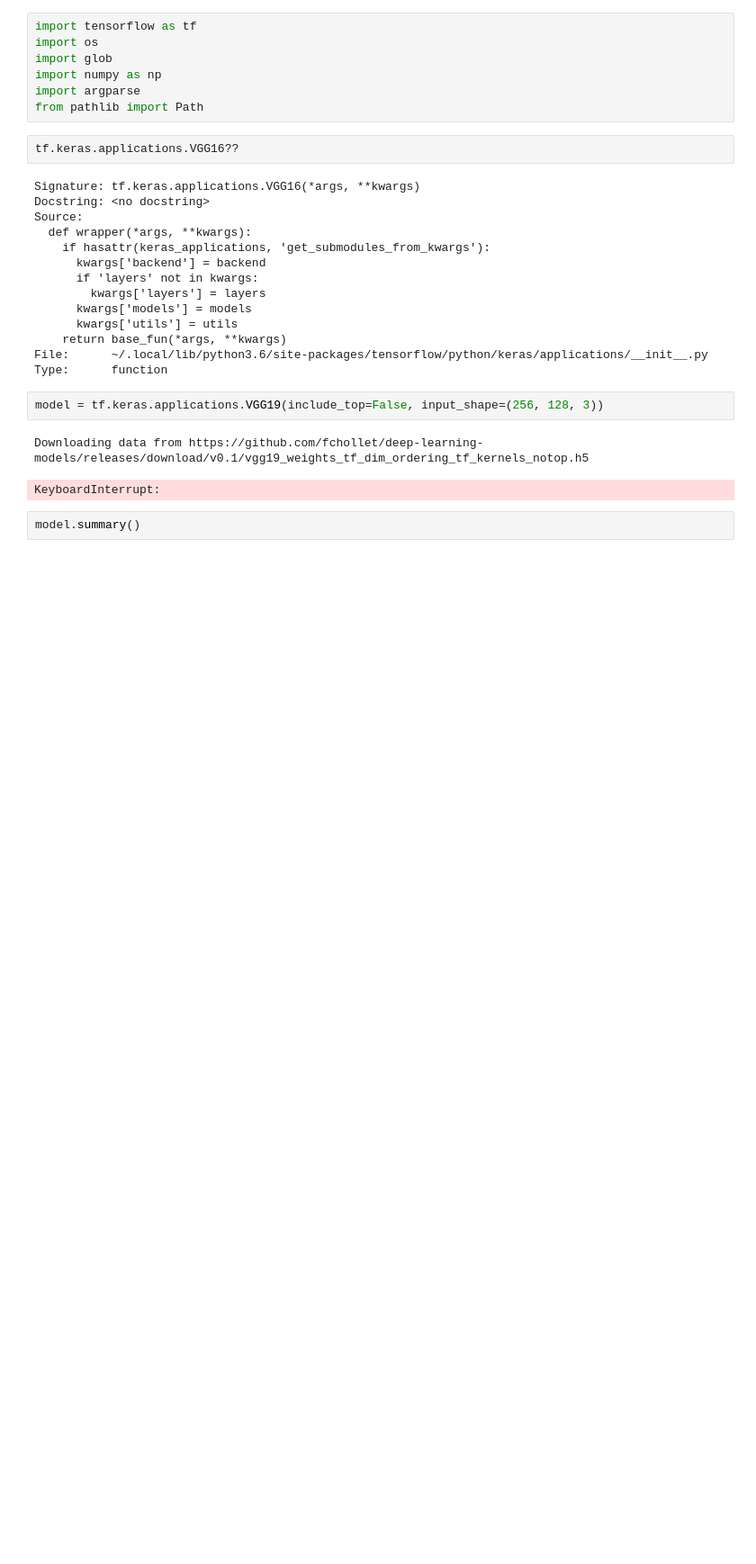
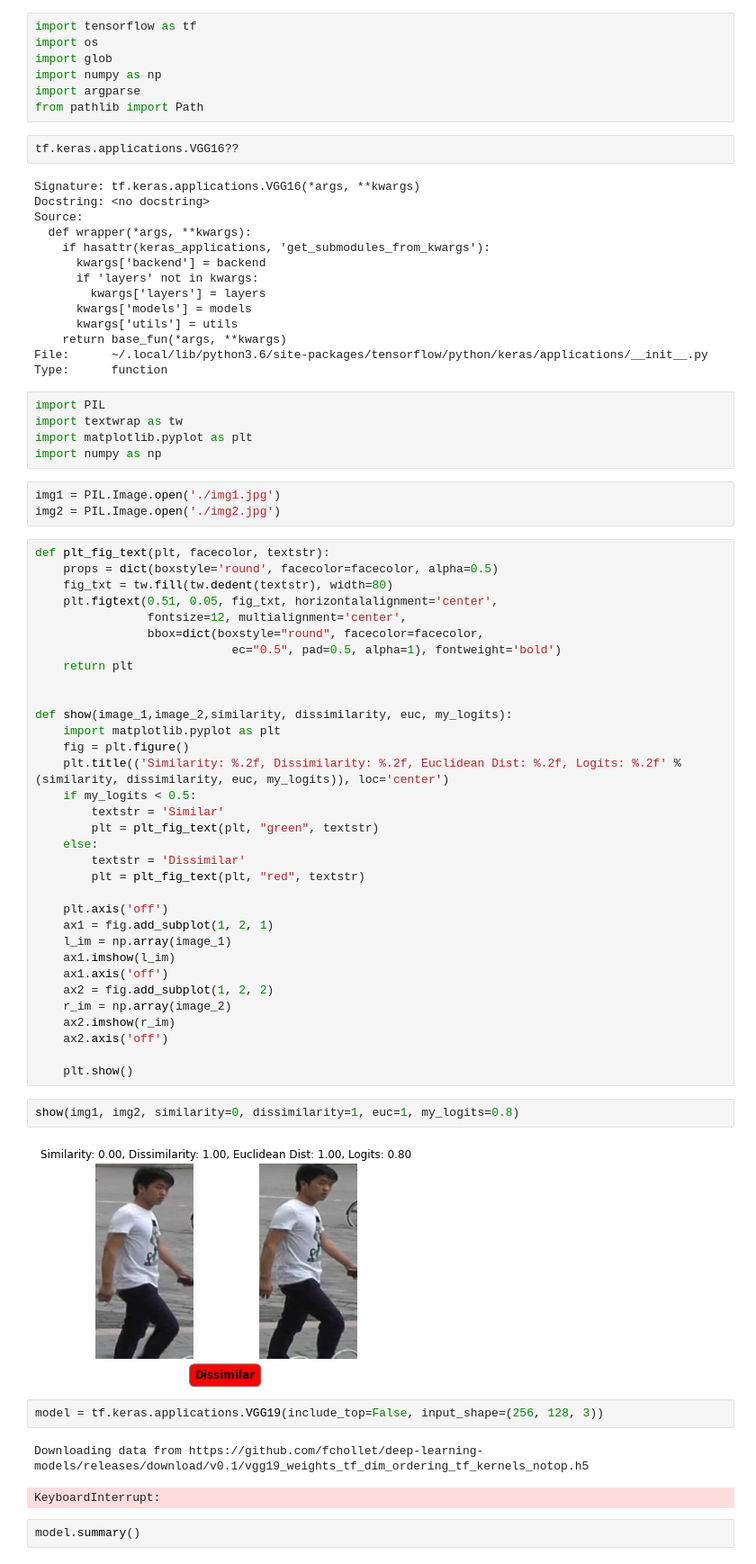
Before and after one commit to abojja9/SiamesePersonReID, a Jupyter notebook: siamese.ipynb, the cells around one changed output. Shown at 90% size. Drawn from its saved outputs; the diff is of its cells as text; blank space fills up the shorter version.

```diff
--- a/siamese.ipynb
+++ b/siamese.ipynb
@@ -21,6 +21,51 @@ Source:
     return base_fun(*args, **kwargs)
 File:      ~/.local/lib/python3.6/site-packages/tensorflow/python/keras/applications/__init__.py
 Type:      function
+# %%
+import PIL
+import textwrap as tw
+import matplotlib.pyplot as plt
+import numpy as np
+# %%
+img1 = PIL.Image.open('./img1.jpg')
+img2 = PIL.Image.open('./img2.jpg')
+# %%
+def plt_fig_text(plt, facecolor, textstr):
+    props = dict(boxstyle='round', facecolor=facecolor, alpha=0.5)
+    fig_txt = tw.fill(tw.dedent(textstr), width=80)
+    plt.figtext(0.51, 0.05, fig_txt, horizontalalignment='center',
+                fontsize=12, multialignment='center',
+                bbox=dict(boxstyle="round", facecolor=facecolor,
+                            ec="0.5", pad=0.5, alpha=1), fontweight='bold')
+    return plt
+
+
+def show(image_1,image_2,similarity, dissimilarity, euc, my_logits):
+    import matplotlib.pyplot as plt
+    fig = plt.figure()
+    plt.title(('Similarity: %.2f, Dissimilarity: %.2f, Euclidean Dist: %.2f, Logits: %.2f' % (similarity, dissimilarity, euc, my_logits)), loc='center')
+    if my_logits < 0.5:
+        textstr = 'Similar'
+        plt = plt_fig_text(plt, "green", textstr)
+    else:
+        textstr = 'Dissimilar'
+        plt = plt_fig_text(plt, "red", textstr)
+
+    plt.axis('off')
+    ax1 = fig.add_subplot(1, 2, 1)
+    l_im = np.array(image_1)
+    ax1.imshow(l_im)
+    ax1.axis('off')
+    ax2 = fig.add_subplot(1, 2, 2)
+    r_im = np.array(image_2)
+    ax2.imshow(r_im)
+    ax2.axis('off')
+
+    plt.show()
+# %%
+show(img1, img2, similarity=0, dissimilarity=1, euc=1, my_logits=0.8)
+# %% [output]
+[figure, added]
 # %%
 model = tf.keras.applications.VGG19(include_top=False, input_shape=(256, 128, 3))
 # %% [output]
```
Also changed, not shown: 2 other files.
